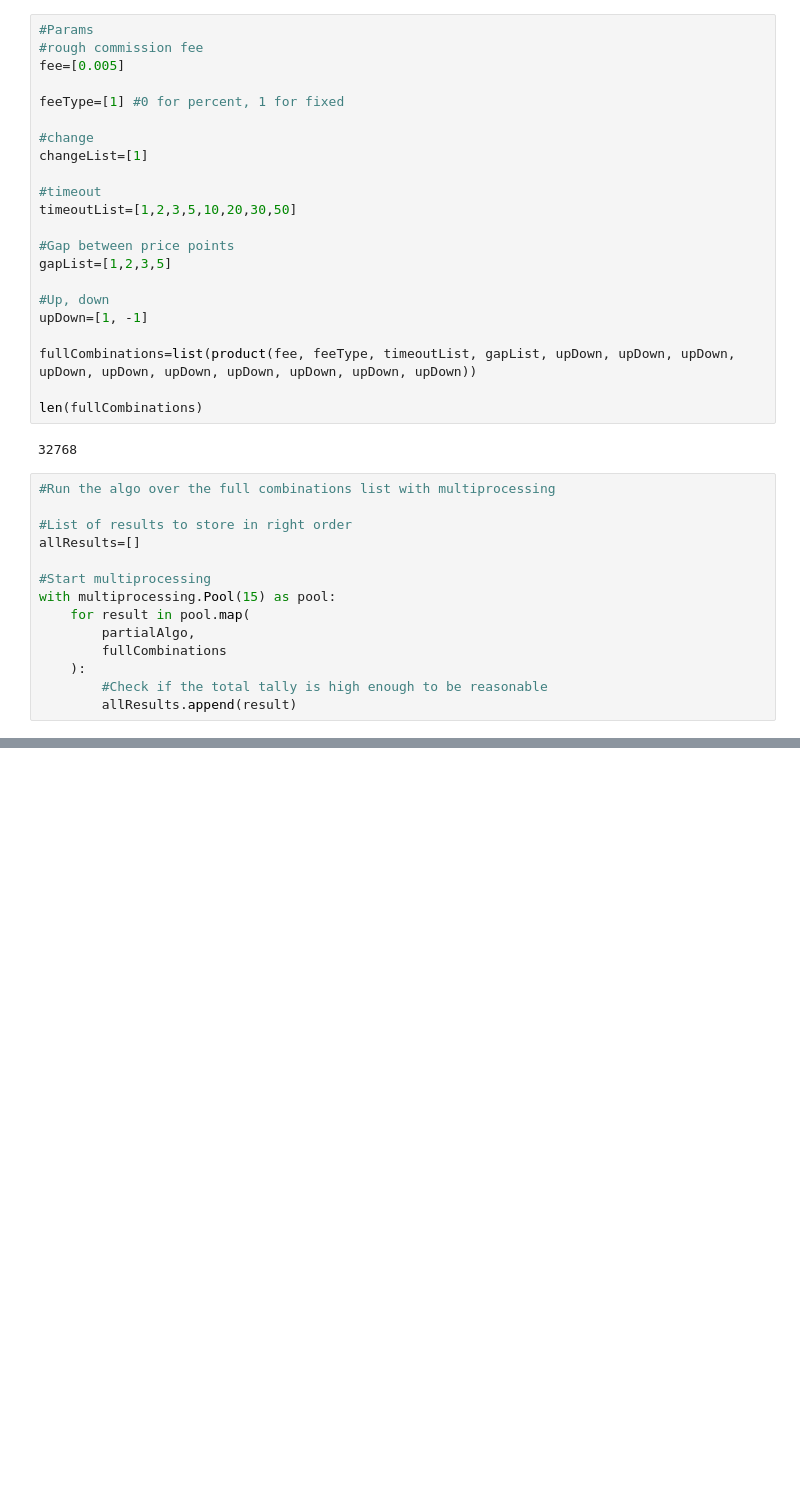
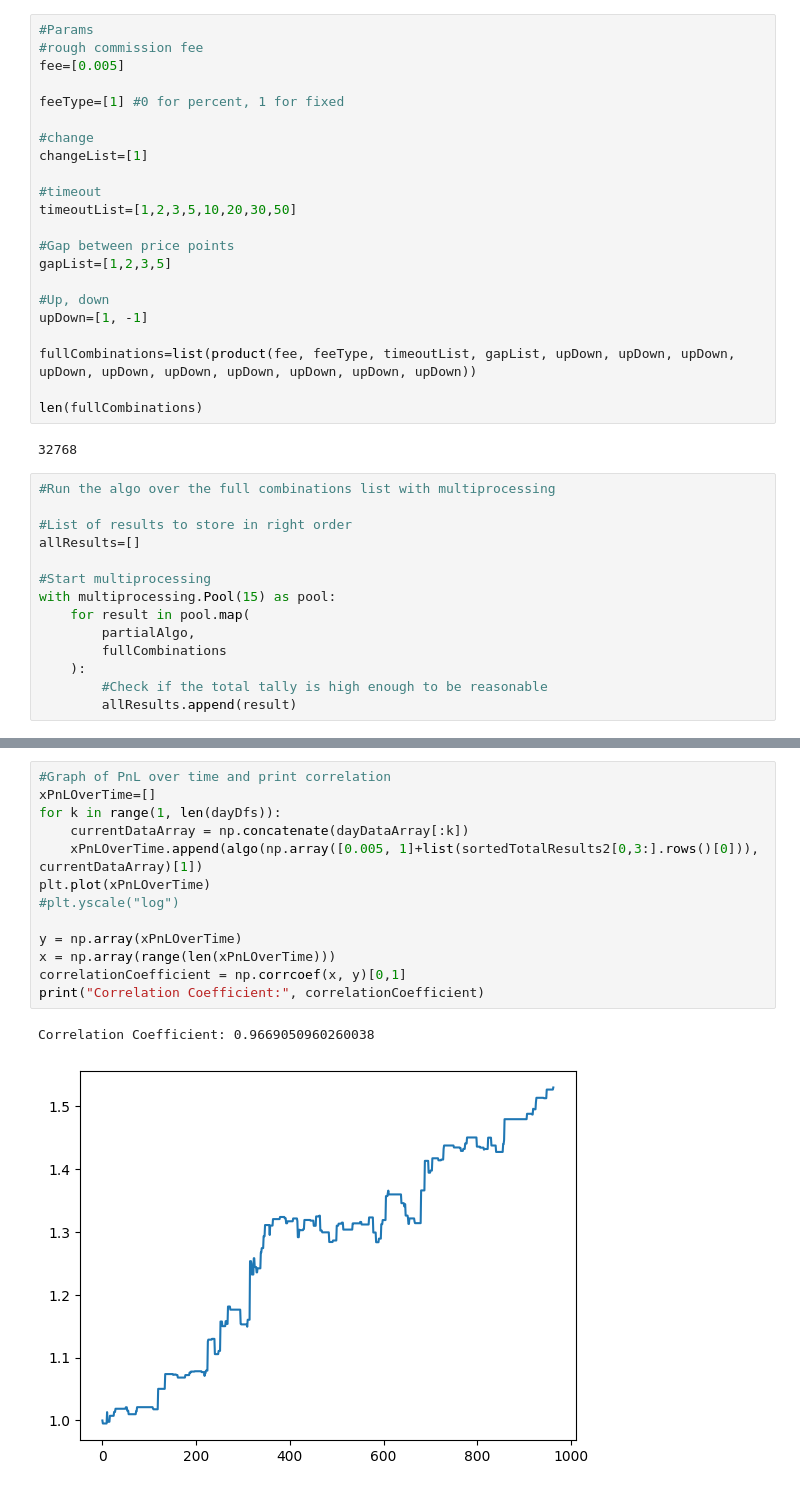
Before and after one commit to OGibbard/Quant, a Jupyter notebook: algoV4.ipynb, the cells around one changed output, grey strips where cells are left out. Cells and saved outputs as stored; diff of their text form; blank space fills up the shorter version.

Commit message:
Added graphs to see PnL, and ability to use multiple algos at once

```diff
--- a/algoV4.ipynb
+++ b/algoV4.ipynb
@@ -228,0 +309,16 @@ shape: (5, 15)
+# %%
+#Graph of PnL over time and print correlation
+xPnLOverTime=[]
+for k in range(1, len(dayDfs)):
+    currentDataArray = np.concatenate(dayDataArray[:k])
+    xPnLOverTime.append(algo(np.array([0.005, 1]+list(sortedTotalResults2[0,3:].rows()[0])), currentDataArray)[1])
+plt.plot(xPnLOverTime)
+#plt.yscale("log")
+
+y = np.array(xPnLOverTime)
+x = np.array(range(len(xPnLOverTime)))
+correlationCoefficient = np.corrcoef(x, y)[0,1]
+print("Correlation Coefficient:", correlationCoefficient)
+# %% [output]
+Correlation Coefficient: 0.9669050960260038
+[figure, added]
```
Also changed, not shown: parts of 21 cells of this notebook, 8 other files.
